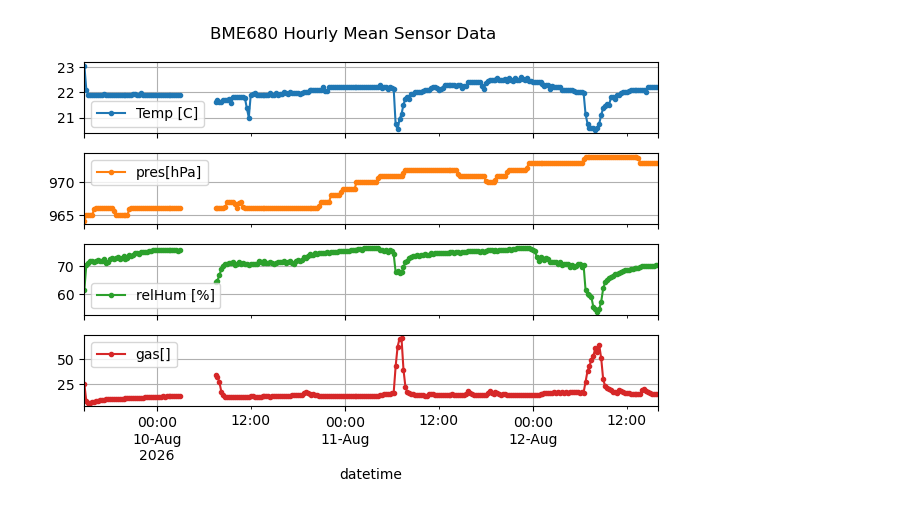
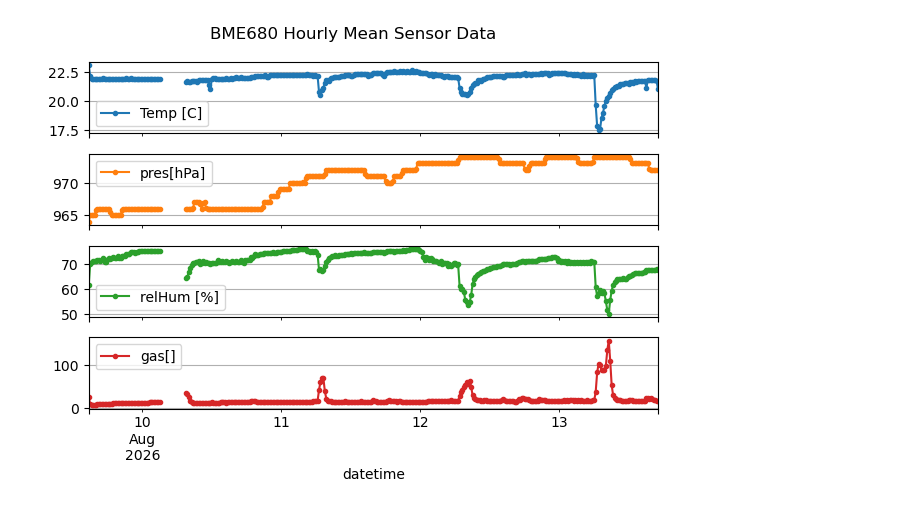
Before and after one commit to hydroclaus/rpy_velutina, a Jupyter notebook: BME680_home/src/plot_BME.ipynb, the cells around one changed output. Drawn from its saved outputs; the diff is of its cells as text; code cells hidden in the pictures.

```diff
--- a/BME680_home/src/plot_BME.ipynb
+++ b/BME680_home/src/plot_BME.ipynb
@@ -13,7 +13,8 @@ fnames = [
     'sensor_data_2026-08-01_12_49_16.csv',
     'sensor_data_2026-08-01_13_07_13.csv',
     'sensor_data_2026-08-09_14_57_20.csv',
-    'sensor_data_2026-08-10_07_31_15.csv'
+    'sensor_data_2026-08-10_07_31_15.csv',
+    'sensor_data_2026-08-12_16_50_41.csv'
 ]
 
 dfs = {}
@@ -30,34 +31,34 @@ plot_df = pd.concat(
 ).sort_index()
 
 # Filter to only include data starting from Aug-9
 plot_df = plot_df[plot_df.index >= '2026-08-09']
 
 # Filter pressure values below 100 hPa to NaN before averaging.
 plot_df.loc[plot_df['pres[hPa]'] < 100, 'pres[hPa]'] = np.nan
 
 
 plot_cols = ['Temp [C]', 'pres[hPa]', 'relHum [%]', 'gas[]']
 hourly_df = plot_df[plot_cols].resample(AVG).mean()
 
 axes = hourly_df.plot(
     y=plot_cols,
     subplots=True,
     layout=(4, 1),
     # figsize=(12, 8),
     grid=True,
     marker='.',
     title='BME680 Hourly Mean Sensor Data'
 )
 
 
 plt.tight_layout()
 #plt.show()
 now = datetime.datetime.now().strftime("%Y-%m-%d_%H-%M-%S")
 fname_fig = f'BME680_sensor_data_{AVG}_{now}.png'
 fig_out = Path(f'../out/{fname_fig}')
 plt.savefig(fig_out, dpi=300)
 # %% [output]
-[figure, old version]
+[figure, new version]
 # %%
 plot_df[-5:]
 # %% [output]
```
Also changed, not shown: parts of 1 cell of this notebook, 1 other file.
